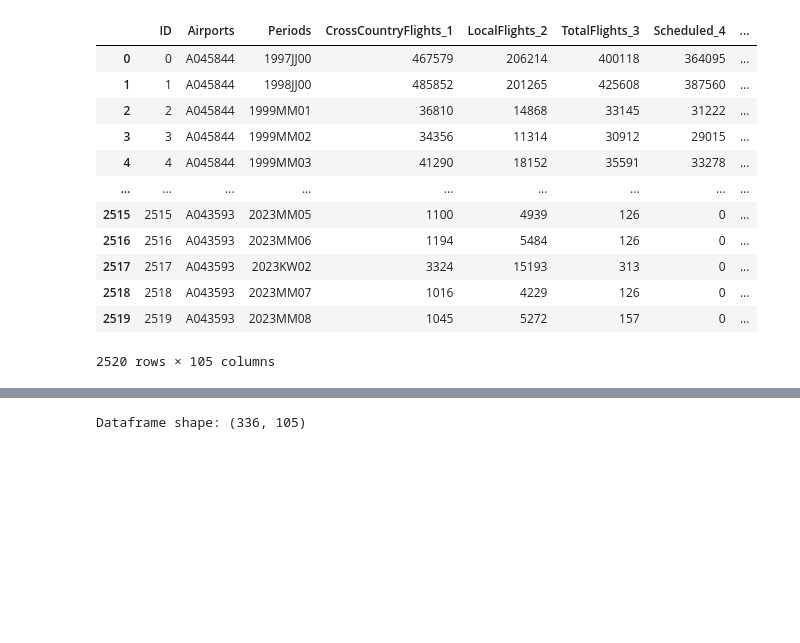
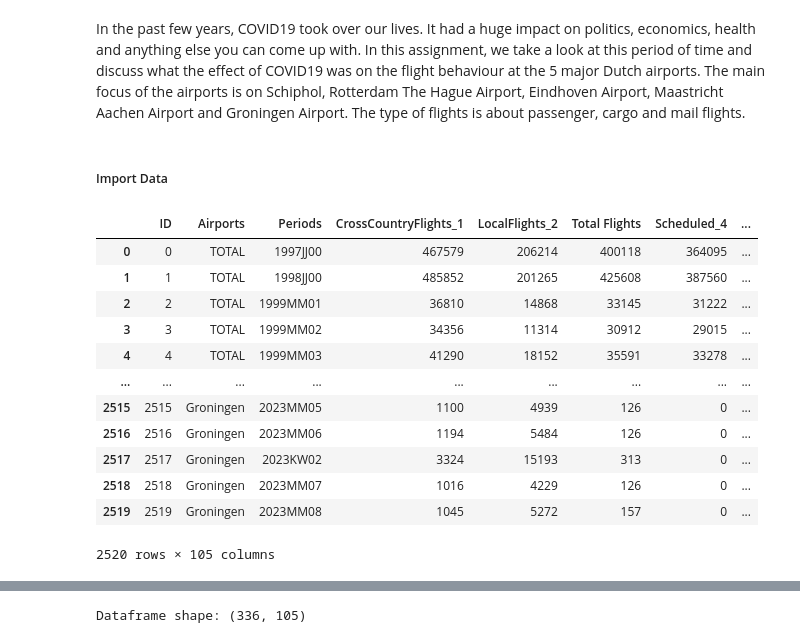
Before and after one commit to rlambregts/TIL6022-Group7, a Jupyter notebook: Datapipeline.ipynb, the cells around one changed output, grey strips where cells are left out. Cells and saved outputs as stored; diff of their text form; code cells hidden in the pictures; blank space fills up the shorter version.

```diff
--- a/Datapipeline.ipynb
+++ b/Datapipeline.ipynb
@@ -1,22 +9,43 @@
+# %% [markdown]
+In the past few years, COVID19 took over our lives. It had a huge impact on politics, economics, health and anything else you can come up with. In this assignment, we take a look at this period of time and discuss what the effect of COVID19 was on the flight behaviour at the 5 major Dutch airports. The main focus of the airports is on Schiphol, Rotterdam The Hague Airport, Eindhoven Airport, Maastricht Aachen Airport and Groningen Airport. The type of flights is about passenger, cargo and mail flights.
+# %% [markdown]
+##### Import Data
 # %%
 import pandas as pd
 import plotly.express as px
 # %%
 file_path = '37478eng_UntypedDataSet_09102023_105711.csv'
 
 data = pd.read_csv(file_path, delimiter=';')
+
+data.loc[ data['Airports'] == 'A045844', 'Airports'] = 'TOTAL'
+data.loc[ data['Airports'] == 'A043590', 'Airports'] = 'Schiphol'
+data.loc[ data['Airports'] == 'A043596', 'Airports'] = 'Rotterdam The Hague'
+data.loc[ data['Airports'] == 'A043591', 'Airports'] = 'Eindhoven'
+data.loc[ data['Airports'] == 'A043595', 'Airports'] = 'Maastricht Aachen'
+data.loc[ data['Airports'] == 'A043593', 'Airports'] = 'Groningen'
+
+data.set_index('ID')
+
+data.rename(columns={"TotalFlights_3": "Total Flights",
+                    "TotalPassengers_12": "Total Passengers",
+                    "TotalCargo_43": "Total Cargo [tons]",
+                    "TotalMail_74":
+                    "Total Mail [tons]"},
+            inplace=True)
+
 data
 # %% [output]
-|  | ID | Airports | Periods | CrossCountryFlights_1 | LocalFlights_2 | TotalFlights_3 | Scheduled_4 | ... |
-| 0 | 0 | A045844 | 1997JJ00 | 467579 | 206214 | 400118 | 364095 | ... |
-| 1 | 1 | A045844 | 1998JJ00 | 485852 | 201265 | 425608 | 387560 | ... |
-| 2 | 2 | A045844 | 1999MM01 | 36810 | 14868 | 33145 | 31222 | ... |
-| 3 | 3 | A045844 | 1999MM02 | 34356 | 11314 | 30912 | 29015 | ... |
-| 4 | 4 | A045844 | 1999MM03 | 41290 | 18152 | 35591 | 33278 | ... |
+|  | ID | Airports | Periods | CrossCountryFlights_1 | LocalFlights_2 | Total Flights | Scheduled_4 | ... |
+| 0 | 0 | TOTAL | 1997JJ00 | 467579 | 206214 | 400118 | 364095 | ... |
+| 1 | 1 | TOTAL | 1998JJ00 | 485852 | 201265 | 425608 | 387560 | ... |
+| 2 | 2 | TOTAL | 1999MM01 | 36810 | 14868 | 33145 | 31222 | ... |
+| 3 | 3 | TOTAL | 1999MM02 | 34356 | 11314 | 30912 | 29015 | ... |
+| 4 | 4 | TOTAL | 1999MM03 | 41290 | 18152 | 35591 | 33278 | ... |
 | ... | ... | ... | ... | ... | ... | ... | ... | ... |
-| 2515 | 2515 | A043593 | 2023MM05 | 1100 | 4939 | 126 | 0 | ... |
-| 2516 | 2516 | A043593 | 2023MM06 | 1194 | 5484 | 126 | 0 | ... |
-| 2517 | 2517 | A043593 | 2023KW02 | 3324 | 15193 | 313 | 0 | ... |
-| 2518 | 2518 | A043593 | 2023MM07 | 1016 | 4229 | 126 | 0 | ... |
-| 2519 | 2519 | A043593 | 2023MM08 | 1045 | 5272 | 157 | 0 | ... |
+| 2515 | 2515 | Groningen | 2023MM05 | 1100 | 4939 | 126 | 0 | ... |
+| 2516 | 2516 | Groningen | 2023MM06 | 1194 | 5484 | 126 | 0 | ... |
+| 2517 | 2517 | Groningen | 2023KW02 | 3324 | 15193 | 313 | 0 | ... |
+| 2518 | 2518 | Groningen | 2023MM07 | 1016 | 4229 | 126 | 0 | ... |
+| 2519 | 2519 | Groningen | 2023MM08 | 1045 | 5272 | 157 | 0 | ... |
 2520 rows × 105 columns
```
Also changed, not shown: parts of 11 cells of this notebook.
